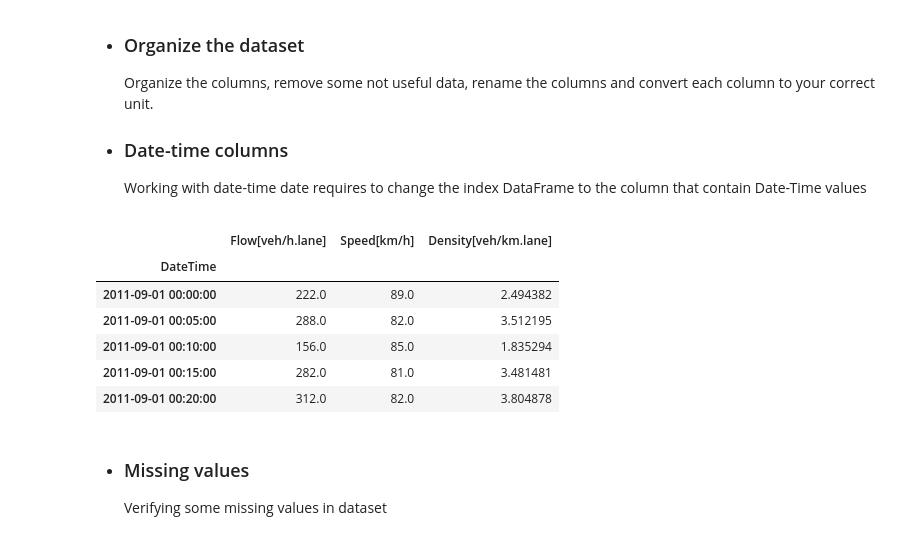
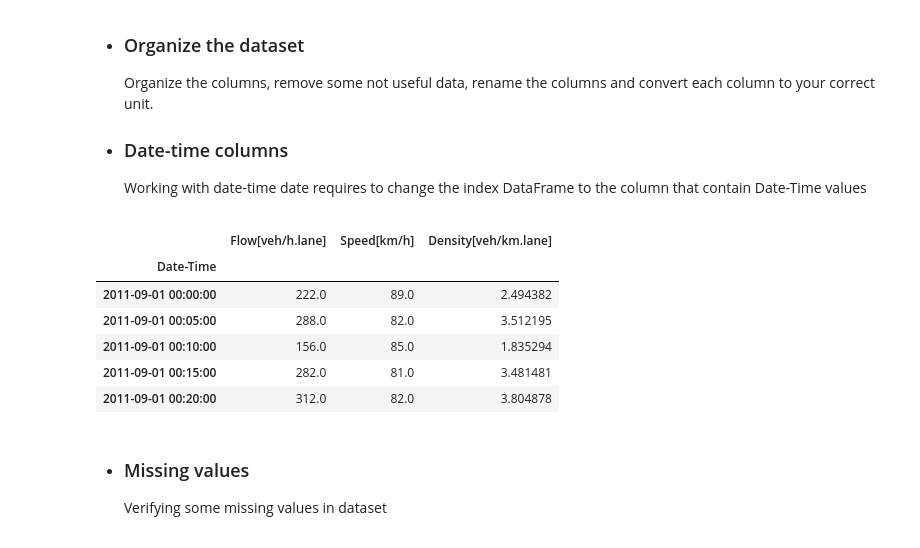
Before and after one commit to albnc/WaveletTrafficAnalysis, a Jupyter notebook: Spectogram.ipynb, the cells around one changed output. Cells and saved outputs as stored; diff of their text form; code cells hidden in the pictures.

```diff
--- a/Spectogram.ipynb
+++ b/Spectogram.ipynb
@@ -29,26 +27,26 @@ dataset.head()
 # %%
 '''Organize'''
 # Drop the column '0'
 dataset = dataset.drop(columns=0)
 
 # Rename columns
-dataset = dataset.rename(columns={0:"ID", 1:"DateTime",2:"Flow[veh/h.lane]", 3:"Speed[km/h]" })
+dataset = dataset.rename(columns={0:"ID", 1:"Date-Time",2:"Flow[veh/h.lane]", 3:"Speed[km/h]" })
 
 # Calculate the Flow rate
 dataset["Flow[veh/h.lane]"] = dataset["Flow[veh/h.lane]"] * 60 / 5 / 2 # two lanes
 
 # Calculate the Density
 dataset["Density[veh/km.lane]"] = dataset["Flow[veh/h.lane]"] / dataset['Speed[km/h]']
 
 # Convert to Datetime
-dataset['DateTime'] = pd.to_datetime(dataset['DateTime'], format='%d/%m/%Y %H:%M')
+dataset['Date-Time'] = pd.to_datetime(dataset['Date-Time'], format='%d/%m/%Y %H:%M')
 
 '''Date-time column index'''
-dataset.set_index('DateTime',inplace=True)
+dataset.set_index('Date-Time',inplace=True)
 dataset.head()
 # %% [output]
 |  | Flow[veh/h.lane] | Speed[km/h] | Density[veh/km.lane] |
-| DateTime |  |  |  |
+| Date-Time |  |  |  |
 | 2011-09-01 00:00:00 | 222.0 | 89.0 | 2.494382 |
 | 2011-09-01 00:05:00 | 288.0 | 82.0 | 3.512195 |
 | 2011-09-01 00:10:00 | 156.0 | 85.0 | 1.835294 |
```
Also changed, not shown: parts of 10 cells of this notebook, 2 other files.
